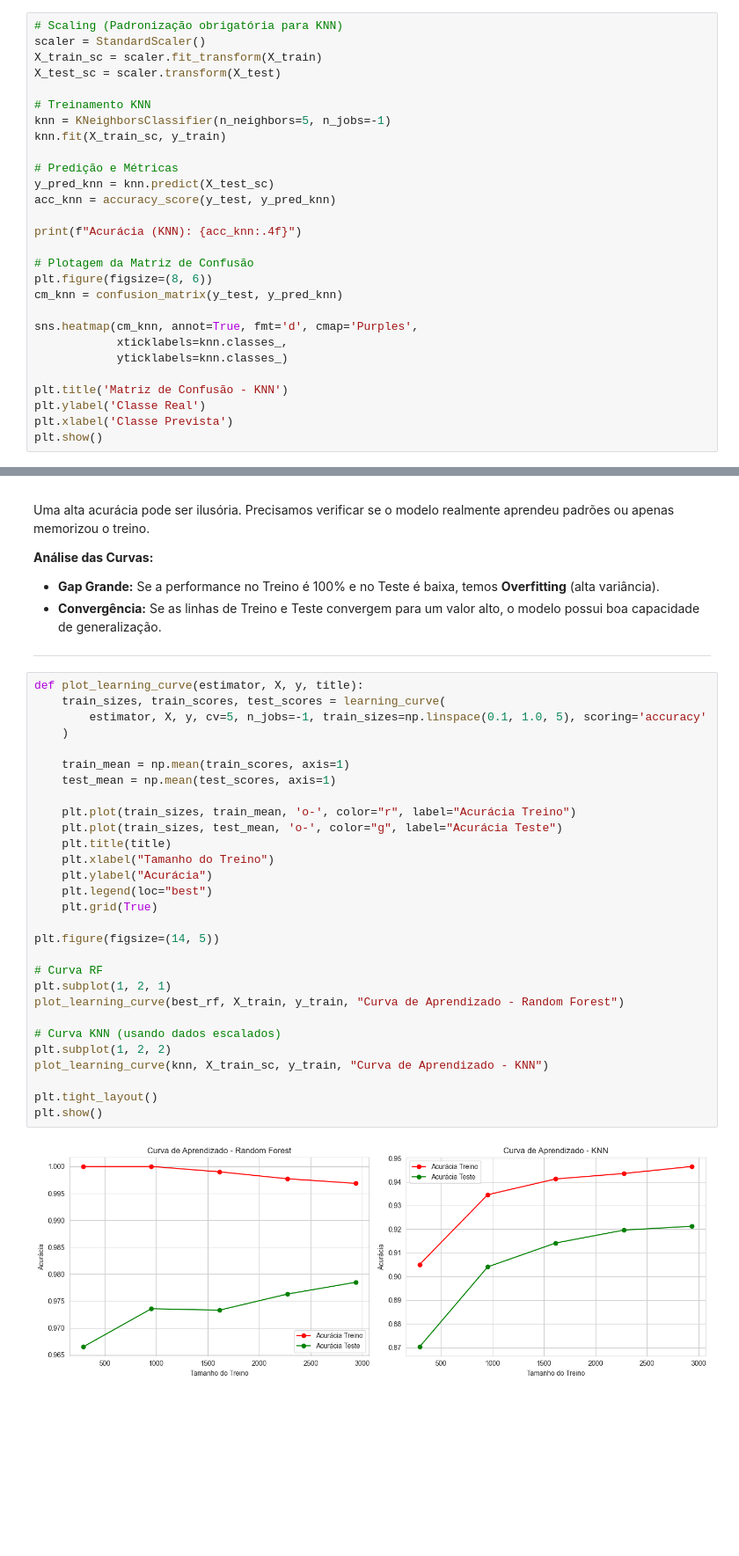
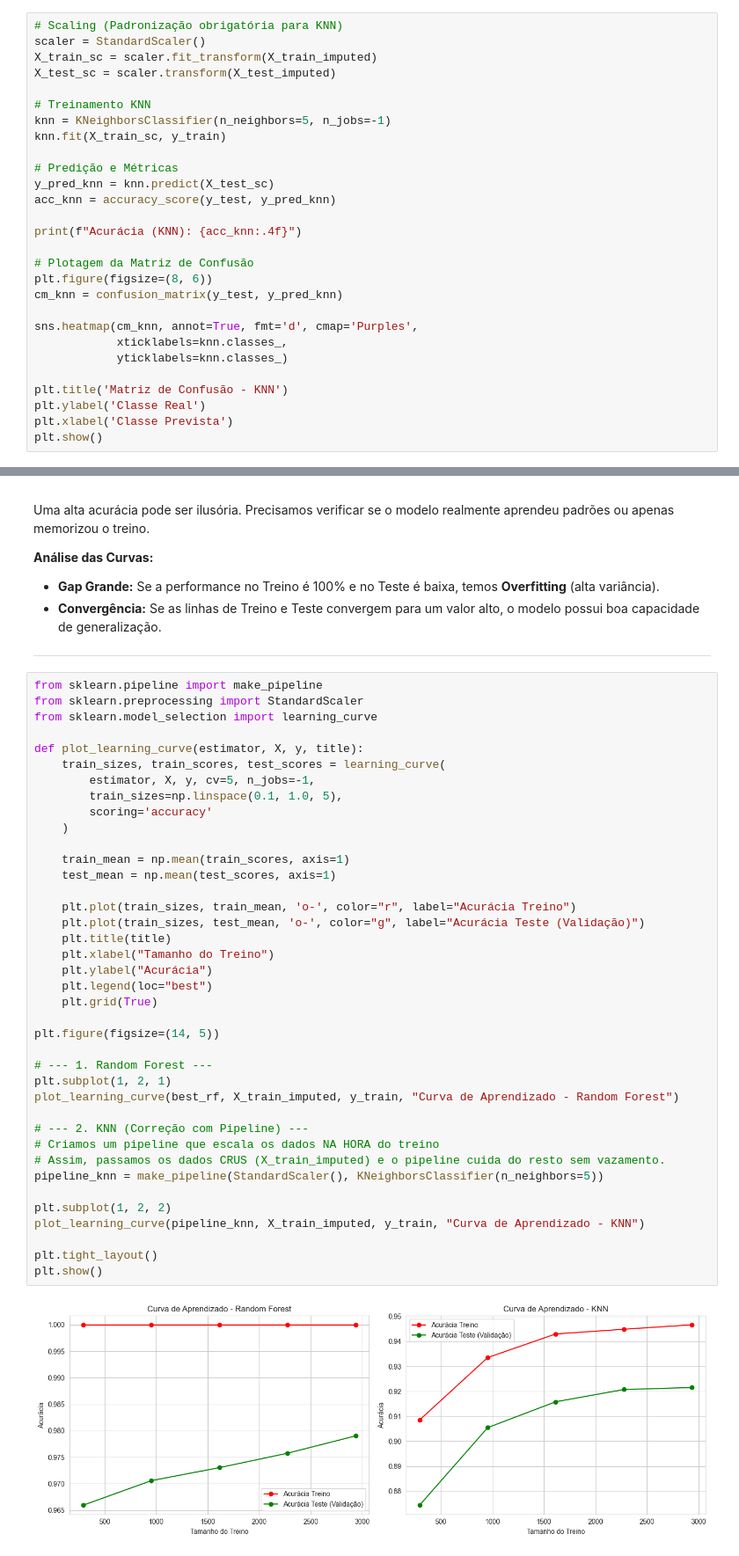
Before and after one commit to FelipeMota04/TrabalhoFinal-ICD-2025.2, a Jupyter notebook: class_exoplanet.ipynb, the cells around one changed output, grey strips where cells are left out. Shown: that part at 88% size. Saved outputs shown, nothing was run; the diff lists cells and outputs as text; blank space fills up the shorter version.

```diff
--- a/class_exoplanet.ipynb
+++ b/class_exoplanet.ipynb
@@ -340,8 +311,8 @@ Para validar nossos resultados, testaremos uma abordagem baseada em distância g
 # %%
 # Scaling (Padronização obrigatória para KNN)
 scaler = StandardScaler()
-X_train_sc = scaler.fit_transform(X_train)
-X_test_sc = scaler.transform(X_test)
+X_train_sc = scaler.fit_transform(X_train_imputed)
+X_test_sc = scaler.transform(X_test_imputed)
 
 # Treinamento KNN
 knn = KNeighborsClassifier(n_neighbors=5, n_jobs=-1)
@@ -379,36 +350,46 @@ Uma alta acurácia pode ser ilusória. Precisamos verificar se o modelo realment
 
 ---
 # %%
+from sklearn.pipeline import make_pipeline
+from sklearn.preprocessing import StandardScaler
+from sklearn.model_selection import learning_curve
+
 def plot_learning_curve(estimator, X, y, title):
     train_sizes, train_scores, test_scores = learning_curve(
-        estimator, X, y, cv=5, n_jobs=-1, train_sizes=np.linspace(0.1, 1.0, 5), scoring='accuracy'
+        estimator, X, y, cv=5, n_jobs=-1,
+        train_sizes=np.linspace(0.1, 1.0, 5),
+        scoring='accuracy'
     )
 
     train_mean = np.mean(train_scores, axis=1)
     test_mean = np.mean(test_scores, axis=1)
 
     plt.plot(train_sizes, train_mean, 'o-', color="r", label="Acurácia Treino")
-    plt.plot(train_sizes, test_mean, 'o-', color="g", label="Acurácia Teste")
+    plt.plot(train_sizes, test_mean, 'o-', color="g", label="Acurácia Teste (Validação)")
     plt.title(title)
     plt.xlabel("Tamanho do Treino")
     plt.ylabel("Acurácia")
     plt.legend(loc="best")
     plt.grid(True)
 
 plt.figure(figsize=(14, 5))
 
-# Curva RF
+# --- 1. Random Forest ---
 plt.subplot(1, 2, 1)
-plot_learning_curve(best_rf, X_train, y_train, "Curva de Aprendizado - Random Forest")
+plot_learning_curve(best_rf, X_train_imputed, y_train, "Curva de Aprendizado - Random Forest")
 
-# Curva KNN (usando dados escalados)
+# --- 2. KNN (Correção com Pipeline) ---
+# Criamos um pipeline que escala os dados NA HORA do treino
+# Assim, passamos os dados CRUS (X_train_imputed) e o pipeline cuida do resto sem vazamento.
+pipeline_knn = make_pipeline(StandardScaler(), KNeighborsClassifier(n_neighbors=5))
+
 plt.subplot(1, 2, 2)
-plot_learning_curve(knn, X_train_sc, y_train, "Curva de Aprendizado - KNN")
+plot_learning_curve(pipeline_knn, X_train_imputed, y_train, "Curva de Aprendizado - KNN")
 
 plt.tight_layout()
 plt.show()
 # %% [output]
-[figure, old version]
+[figure, new version]
 # %% [markdown]
 ### 11. Validação Estatística Avançada (PCA e Bootstrap)
 
```
Also changed, not shown: parts of 12 cells of this notebook.
